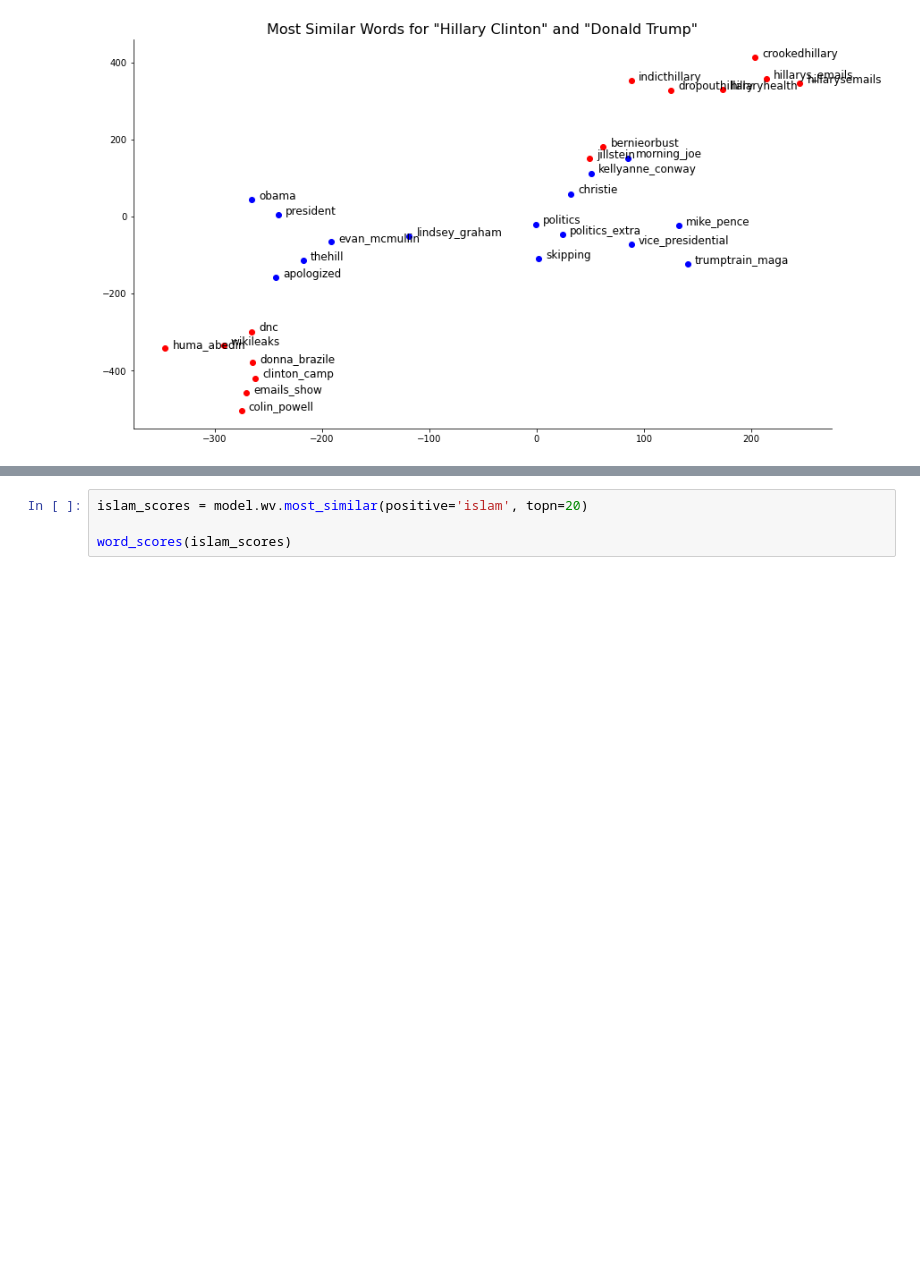
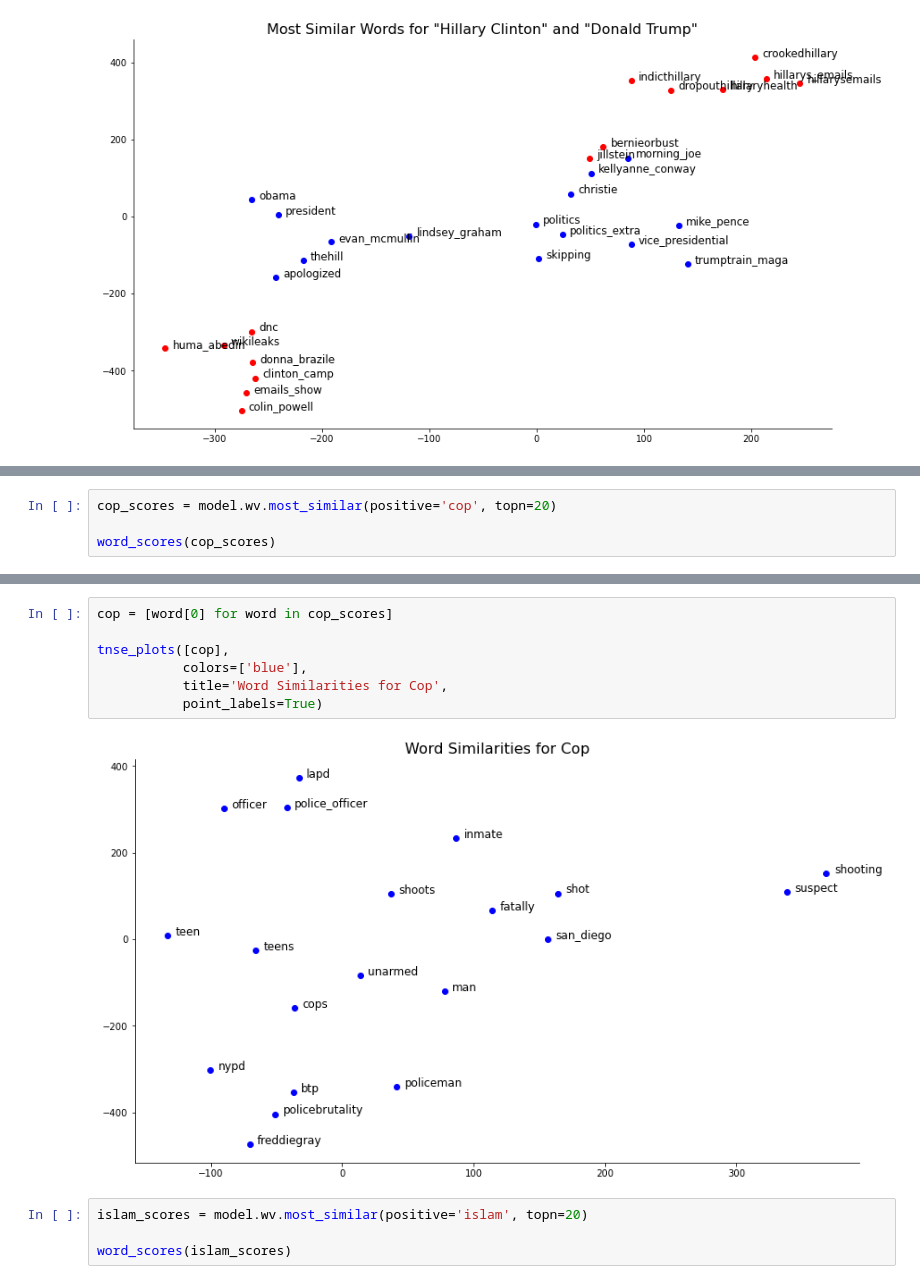
Before and after one commit to scrapfishies/russian-troll-tweets-nlp, a Jupyter notebook: modeling/w2v_modeling.ipynb, the cells around one changed output, grey strips where cells are left out. Saved outputs shown, nothing was run; the diff lists cells and outputs as text; blank space fills up the shorter version.

```diff
--- a/modeling/w2v_modeling.ipynb
+++ b/modeling/w2v_modeling.ipynb
@@ -246,0 +278,4 @@ tnse_plots([hc_words, dt_words],
+# %%
+cop_scores = model.wv.most_similar(positive='cop', topn=20)
+
+word_scores(cop_scores)
@@ -247,3 +300,12 @@ tnse_plots([hc_words, dt_words],
+# %%
+cop = [word[0] for word in cop_scores]
+
+tnse_plots([cop],
+           colors=['blue'],
+           title='Word Similarities for Cop',
+           point_labels=True)
+# %% [output]
+[figure, added]
 # %%
 islam_scores = model.wv.most_similar(positive='islam', topn=20)
 
```
Also changed, not shown: parts of 5 cells of this notebook, 2 other files.
